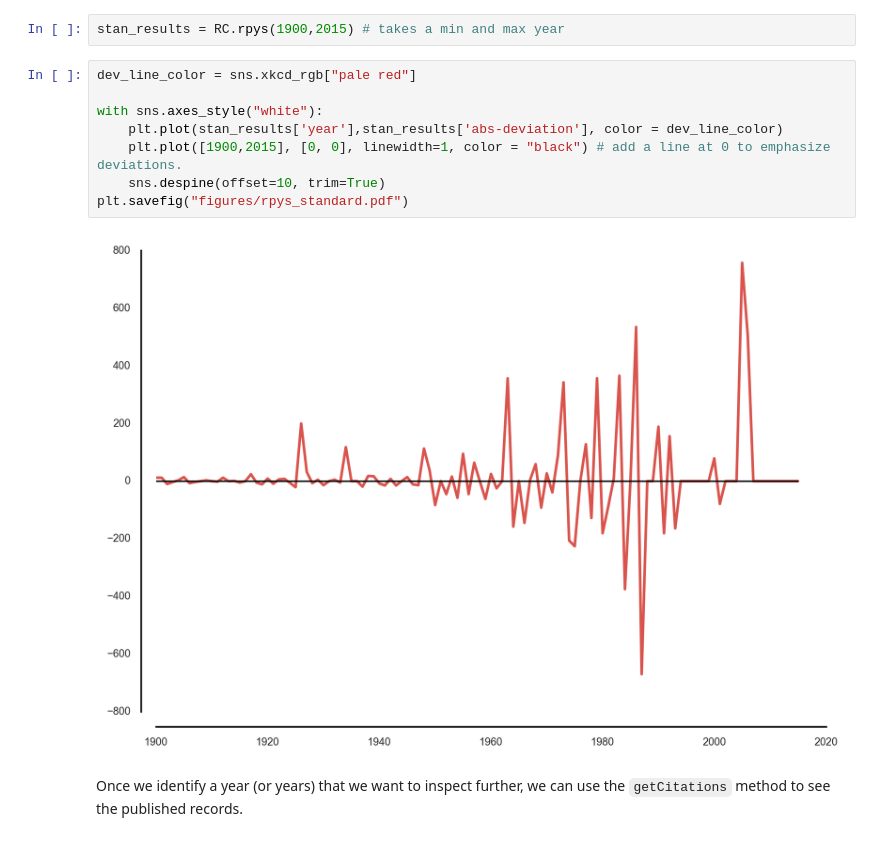
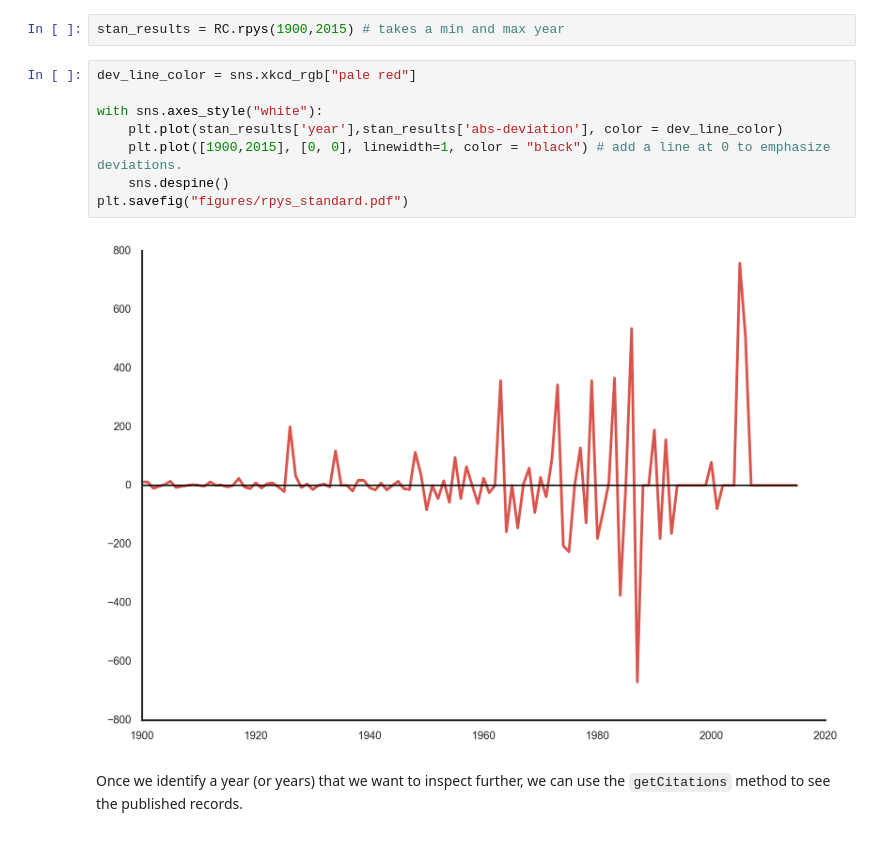
Before and after one commit to mclevey/metaknowledge_article_supplement, a Jupyter notebook: 2_rpys_analysis.ipynb, the cells around one changed output. Cells and saved outputs as stored; diff of their text form.

```diff
--- a/2_rpys_analysis.ipynb
+++ b/2_rpys_analysis.ipynb
@@ -29,13 +29,13 @@ stan_results = RC.rpys(1900,2015) # takes a min and max year
 # %%
 dev_line_color = sns.xkcd_rgb["pale red"]
 
 with sns.axes_style("white"):
     plt.plot(stan_results['year'],stan_results['abs-deviation'], color = dev_line_color)
     plt.plot([1900,2015], [0, 0], linewidth=1, color = "black") # add a line at 0 to emphasize deviations.
-    sns.despine(offset=10, trim=True)
+    sns.despine()
 plt.savefig("figures/rpys_standard.pdf")
 # %% [output]
-[figure, old version]
+[figure, new version]
 # %% [markdown]
 Once we identify a year (or years) that we want to inspect further, we can use the `getCitations` method to see the published records.
 # %%
```
Also changed, not shown: parts of 8 cells of this notebook, 1 other file.
